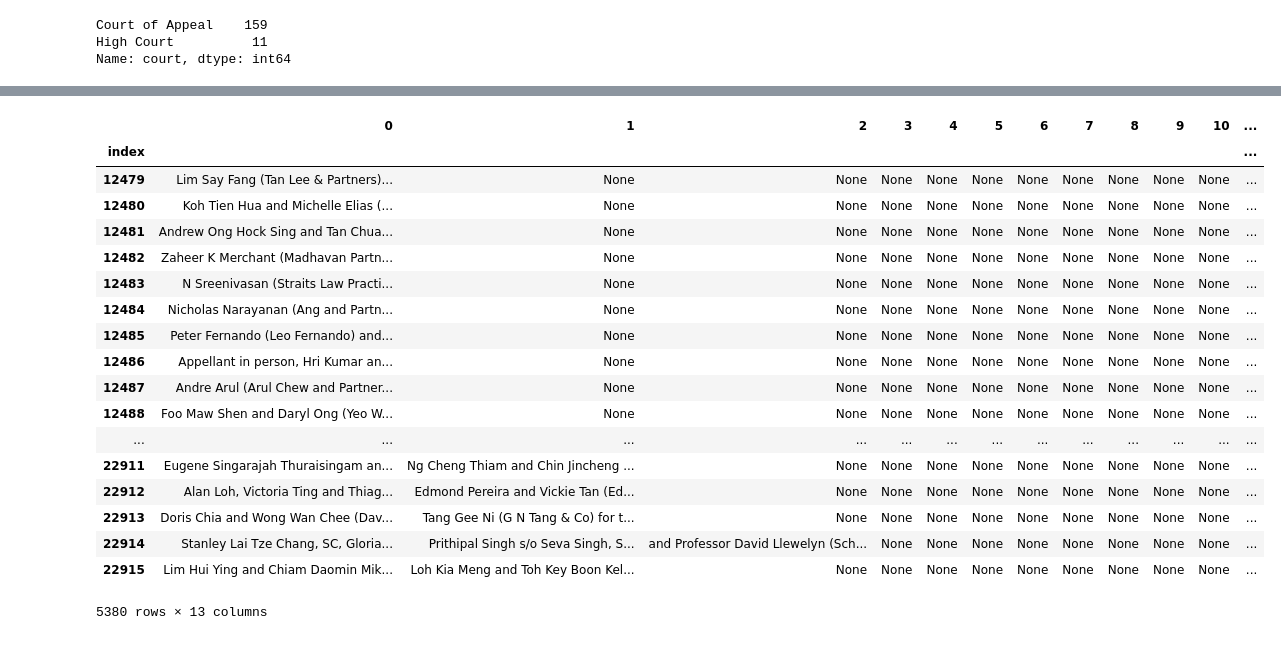
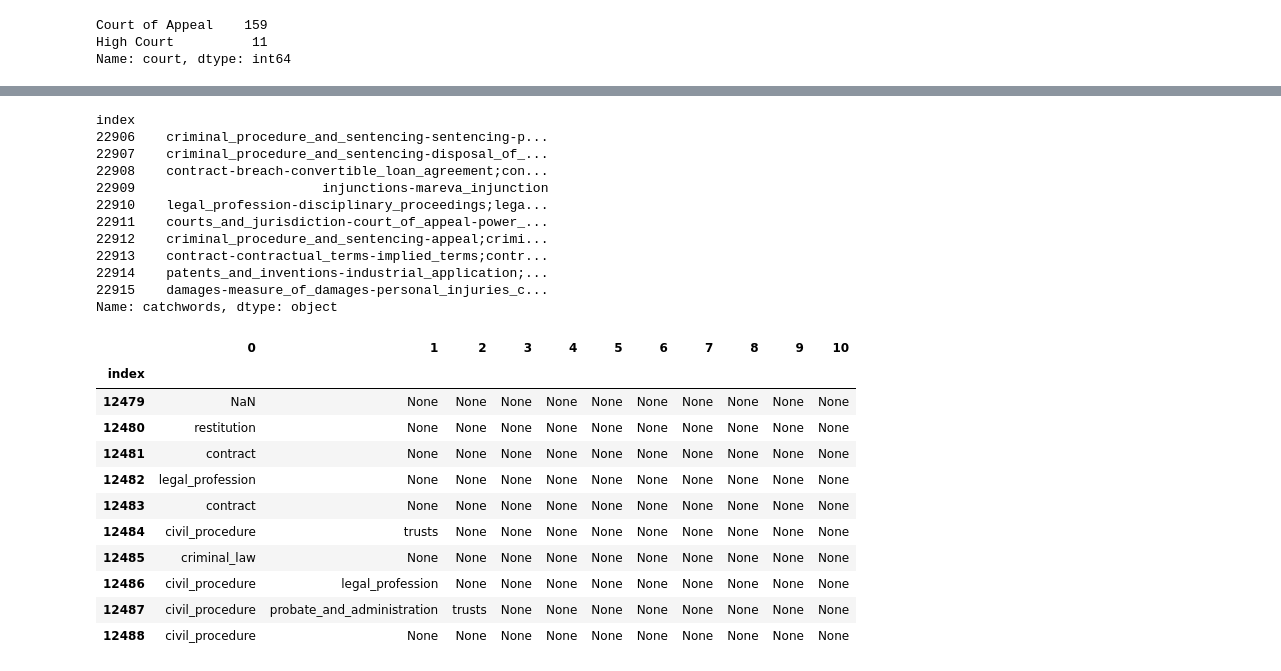
Before and after one commit to saravananpsg/sg-judgments, a Jupyter notebook: data/data_wrangling.ipynb, the cells around one changed output, grey strips where cells are left out. Cells and saved outputs as stored; diff of their text form; code cells hidden in the pictures.

Commit message:
Added a few Aug 2017 cases and data cleaning for catchwords

```diff
--- a/data/data_wrangling.ipynb
+++ b/data/data_wrangling.ipynb
@@ -138,0 +333,2 @@ df = df.drop(18283)
+# %%
+df = df.drop(18040)
@@ -138,0 +348,2 @@ df = df.drop(18283)
+# %%
+df = df.drop(18144)
@@ -923,0 +1182,17 @@ Name: court, dtype: int64
+# %%
+df.loc[15337, 'catchwords'] = 'Civil Procedure — Foreign Judgments — Reciprocal Enforcement of Commonwealth Judgments Act'
+df.loc[15415, 'catchwords'] = 'Civil Procedure — Striking Out'
+df.loc[15606, 'catchwords'] = ('Civil Procedure — Jurisdiction;Civil Procedure — Service;Choses in Action — Assignment;'
+                               'Conflict of Laws — Natural Forum;Conflict of Laws — Jurisdiction;Insolvency Law — Bankruptcy;'
+                               'Res Judicata— Issue Estoppel')
+df.loc[15607, 'catchwords'] = 'Administrative Law— Judicial Review'
+df.loc[15815, 'catchwords'] = 'Family Law— Custody— Care and Control'
+df.loc[15948, 'catchwords'] = 'Criminal law— Offences — Property— Criminal breach of trust'
+df.loc[18028, 'catchwords'] = 'Family Law— Matrimonial Assets'
+df.loc[18060, 'catchwords'] = 'Arbitration — Arbitrability and public policy;Arbitration — Arbitral tribunal — Competence'
+df.loc[18134, 'catchwords'] = 'Injunctions — Interlocutory injunctions'
+df.loc[18542, 'catchwords'] = ('Criminal Procedure and Sentencing— Sentencing— Rape;Criminal Procedure and Sentencing— '
+                               'Sentencing— Aggravated outrage of modesty;Criminal Procedure and Sentencing— Sentencing— '
+                               'Criminal intimidation')
+df.loc[18546, 'catchwords'] = 'Unincorporated associations and trade unions — Societies'
+df.loc[22600, 'catchwords'] = 'Employment Law — Pay — Recovery'
@@ -924,22 +1241,32 @@ Name: court, dtype: int64
+# %%
+df.catchwords = df.catchwords.str.lower().str.replace('\s*[—–-]+\s*', '-').str.replace('\s+', '_')
+# %%
+df.catchwords.tail(10)
+# %% [output]
+index
+22906    criminal_procedure_and_sentencing-sentencing-p...
+22907    criminal_procedure_and_sentencing-disposal_of_...
+22908    contract-breach-convertible_loan_agreement;con...
+22909                        injunctions-mareva_injunction
+22910    legal_profession-disciplinary_proceedings;lega...
+22911    courts_and_jurisdiction-court_of_appeal-power_...
+22912    criminal_procedure_and_sentencing-appeal;crimi...
+22913    contract-contractual_terms-implied_terms;contr...
+22914    patents_and_inventions-industrial_application;...
+22915    damages-measure_of_damages-personal_injuries_c...
+Name: catchwords, dtype: object
 # %%
-df.counsel.str.split(';', expand=True)
+df.catchwords.str.split(';', expand=True).head(10)
 # %% [output]
-|  | 0 | 1 | 2 | 3 | 4 | 5 | 6 | 7 | 8 | 9 | 10 | ... |
-| index |  |  |  |  |  |  |  |  |  |  |  | ... |
-| 12479 | Lim Say Fang (Tan Lee & Partners)... | None | None | None | None | None | None | None | None | None | None | ... |
-| 12480 | Koh Tien Hua and Michelle Elias (... | None | None | None | None | None | None | None | None | None | None | ... |
-| 12481 | Andrew Ong Hock Sing and Tan Chua... | None | None | None | None | None | None | None | None | None | None | ... |
-| 12482 | Zaheer K Merchant (Madhavan Partn... | None | None | None | None | None | None | None | None | None | None | ... |
-| 12483 | N Sreenivasan (Straits Law Practi... | None | None | None | None | None | None | None | None | None | None | ... |
-| 12484 | Nicholas Narayanan (Ang and Partn... | None | None | None | None | None | None | None | None | None | None | ... |
-| 12485 | Peter Fernando (Leo Fernando) and... | None | None | None | None | None | None | None | None | None | None | ... |
-| 12486 | Appellant in person, Hri Kumar an... | None | None | None | None | None | None | None | None | None | None | ... |
-| 12487 | Andre Arul (Arul Chew and Partner... | None | None | None | None | None | None | None | None | None | None | ... |
-| 12488 | Foo Maw Shen and Daryl Ong (Yeo W... | None | None | None | None | None | None | None | None | None | None | ... |
-| ... | ... | ... | ... | ... | ... | ... | ... | ... | ... | ... | ... | ... |
-| 22911 | Eugene Singarajah Thuraisingam an... | Ng Cheng Thiam and Chin Jincheng ... | None | None | None | None | None | None | None | None | None | ... |
-| 22912 | Alan Loh, Victoria Ting and Thiag... | Edmond Pereira and Vickie Tan (Ed... | None | None | None | None | None | None | None | None | None | ... |
-| 22913 | Doris Chia and Wong Wan Chee (Dav... | Tang Gee Ni (G N Tang & Co) for t... | None | None | None | None | None | None | None | None | None | ... |
-| 22914 | Stanley Lai Tze Chang, SC, Gloria... | Prithipal Singh s/o Seva Singh, S... | and Professor David Llewelyn (Sch... | None | None | None | None | None | None | None | None | ... |
-| 22915 | Lim Hui Ying and Chiam Daomin Mik... | Loh Kia Meng and Toh Key Boon Kel... | None | None | None | None | None | None | None | None | None | ... |
+|  | 0 | 1 | 2 | 3 | 4 | 5 | 6 | 7 | 8 | 9 | 10 |
+| index |  |  |  |  |  |  |  |  |  |  |  |
+| 12479 | NaN | None | None | None | None | None | None | None | None | None | None |
+| 12480 | restitution | None | None | None | None | None | None | None | None | None | None |
+| 12481 | contract | None | None | None | None | None | None | None | None | None | None |
+| 12482 | legal_profession | None | None | None | None | None | None | None | None | None | None |
+| 12483 | contract | None | None | None | None | None | None | None | None | None | None |
+| 12484 | civil_procedure | trusts | None | None | None | None | None | None | None | None | None |
+| 12485 | criminal_law | None | None | None | None | None | None | None | None | None | None |
+| 12486 | civil_procedure | legal_profession | None | None | None | None | None | None | None | None | None |
+| 12487 | civil_procedure | probate_and_administration | trusts | None | None | None | None | None | None | None | None |
+| 12488 | civil_procedure | None | None | None | None | None | None | None | None | None | None |
-5380 rows × 13 columns
```
Also changed, not shown: parts of 148 cells of this notebook, 1 other file.
